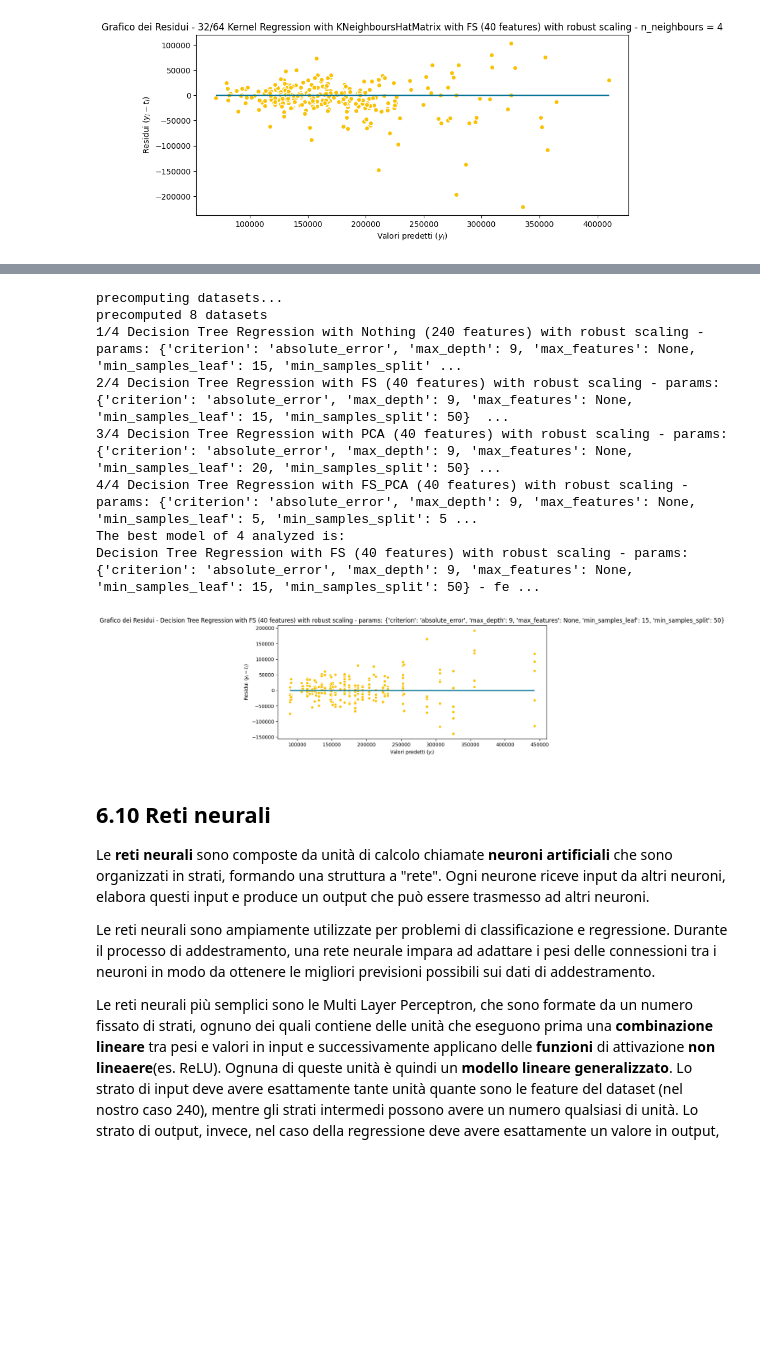
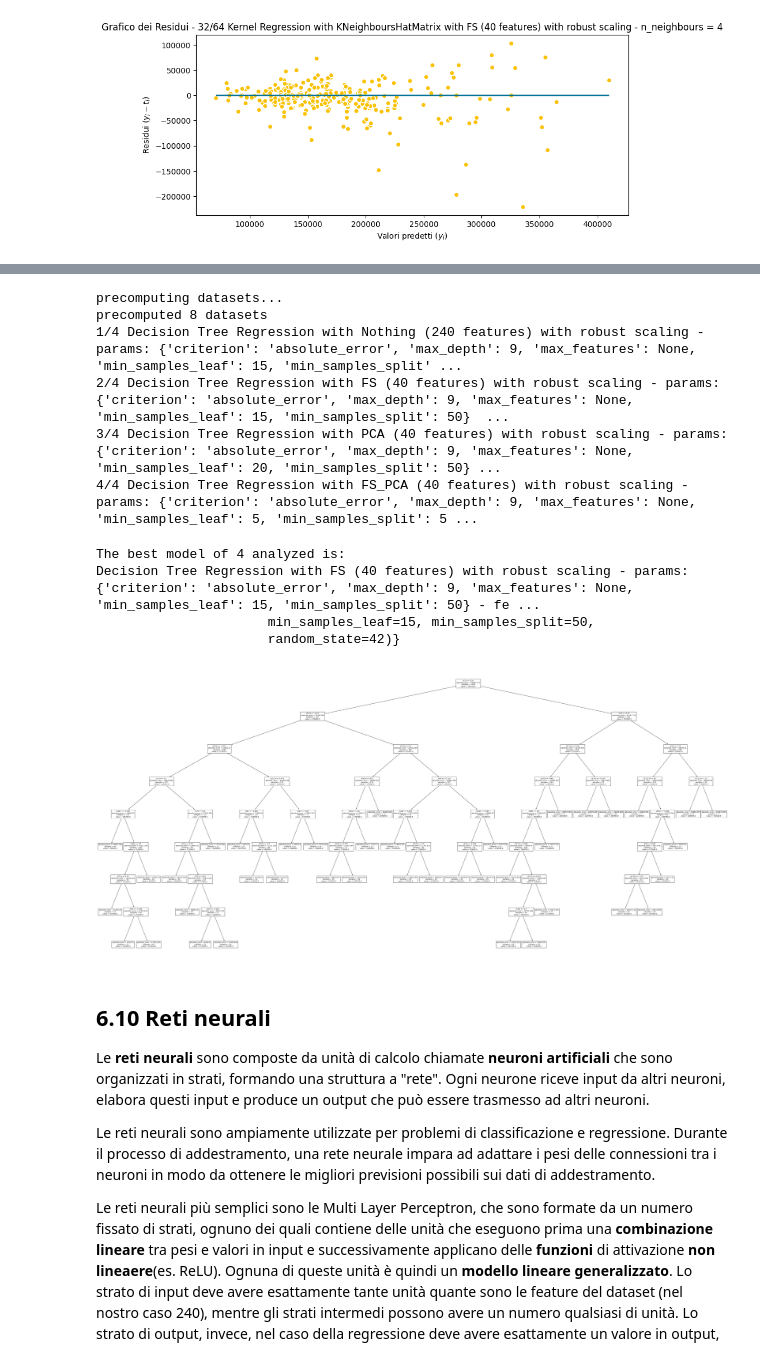
Before and after one commit to emelis-ptr/ProgettoML, a Jupyter notebook: code/notebook.ipynb, the cells around one changed output, grey strips where cells are left out. Cells and saved outputs as stored; diff of their text form; code cells hidden in the pictures; blank space fills up the shorter version.

```diff
--- a/code/notebook.ipynb
+++ b/code/notebook.ipynb
@@ -2290,13 +2302,12 @@ def performance_decision_tree_regression(dataset: Dataset) -> AllModelBestParame
             # stampiamo il modello coi suoi risultati e poi lo salviamo nella lista
             description = f"Decision Tree Regression with {fs_reduct.name} ({features} features) with {'robust' if scaled else 'no'} scaling - params: {best_param_dectree}"
             print(f"{curr_iter}/{tot_iter} {description} -> r2 train: {r2_train}, rms train: {rms_train}, r2 mean: {r2_test} - rms mean: {rms_test} ")
-            res = BestParameters(description, features, None, r2_test, rms_test, y_pred)
+            res = BestParameters(description, features, {'model': best_dectree}, r2_test, rms_test, y_pred)
 
             all_models.add(res)
     return all_models
 
 all_models_dec_tree = performance_decision_tree_regression(dataset)
-best_residual_plot(all_models_dec_tree)
 all_models.add_all(all_models_dec_tree)
 # %% [output]
 precomputing datasets...
@@ -2305,9 +2316,17 @@ precomputed 8 datasets
 2/4 Decision Tree Regression with FS (40 features) with robust scaling - params: {'criterion': 'absolute_error', 'max_depth': 9, 'max_features': None, 'min_samples_leaf': 15, 'min_samples_split': 50}  ...
 3/4 Decision Tree Regression with PCA (40 features) with robust scaling - params: {'criterion': 'absolute_error', 'max_depth': 9, 'max_features': None, 'min_samples_leaf': 20, 'min_samples_split': 50} ...
 4/4 Decision Tree Regression with FS_PCA (40 features) with robust scaling - params: {'criterion': 'absolute_error', 'max_depth': 9, 'max_features': None, 'min_samples_leaf': 5, 'min_samples_split': 5 ...
-The best model of 4 analyzed is:
-Decision Tree Regression with FS (40 features) with robust scaling - params: {'criterion': 'absolute_error', 'max_depth': 9, 'max_features': None, 'min_samples_leaf': 15, 'min_samples_split': 50} - fe ...
-[figure, removed]
+# %%
+from sklearn import tree
+plt.figure(figsize=(64, 30))
+tree.plot_tree(all_models_dec_tree.best_model(return_params=True).other['model'])
+plt.show()
+# %% [output]
+The best model of 4 analyzed is:
+Decision Tree Regression with FS (40 features) with robust scaling - params: {'criterion': 'absolute_error', 'max_depth': 9, 'max_features': None, 'min_samples_leaf': 15, 'min_samples_split': 50} - fe ...
+                      min_samples_leaf=15, min_samples_split=50,
+                      random_state=42)}
+[figure, added]
 # %% [markdown]
 ## 6.10 Reti neurali
 Le **reti neurali** sono composte da unità di calcolo chiamate **neuroni artificiali** che sono organizzati in strati, formando una struttura a "rete". Ogni neurone riceve input da altri neuroni, elabora questi input e produce un output che può essere trasmesso ad altri neuroni.
```
Also changed, not shown: parts of 18 cells of this notebook.
